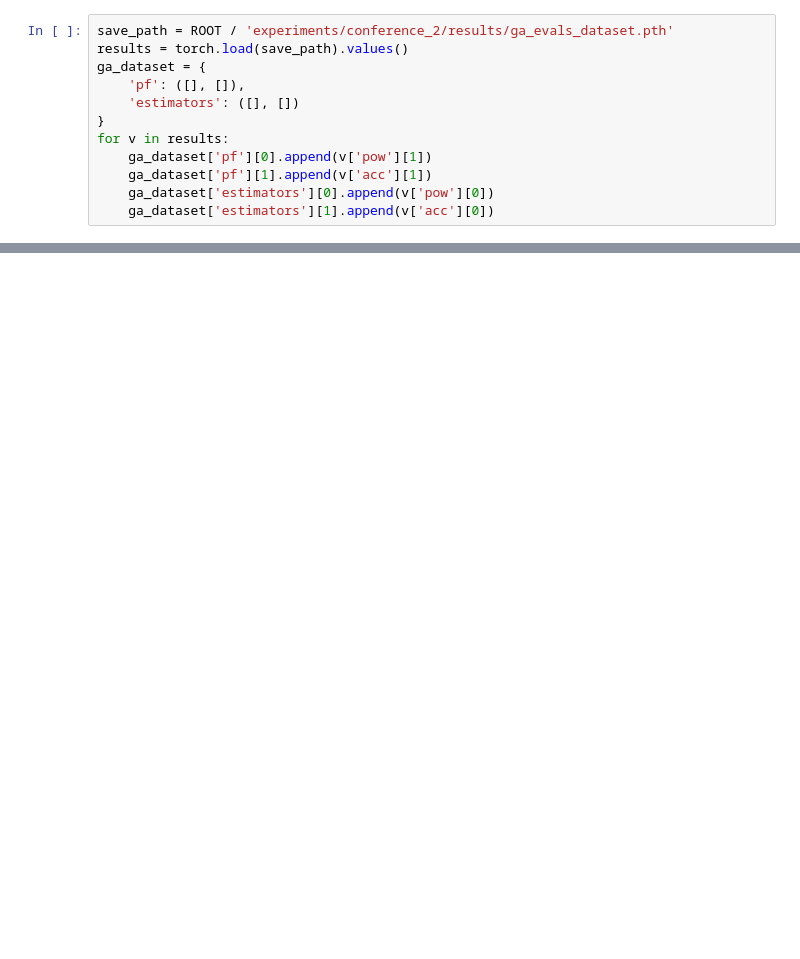
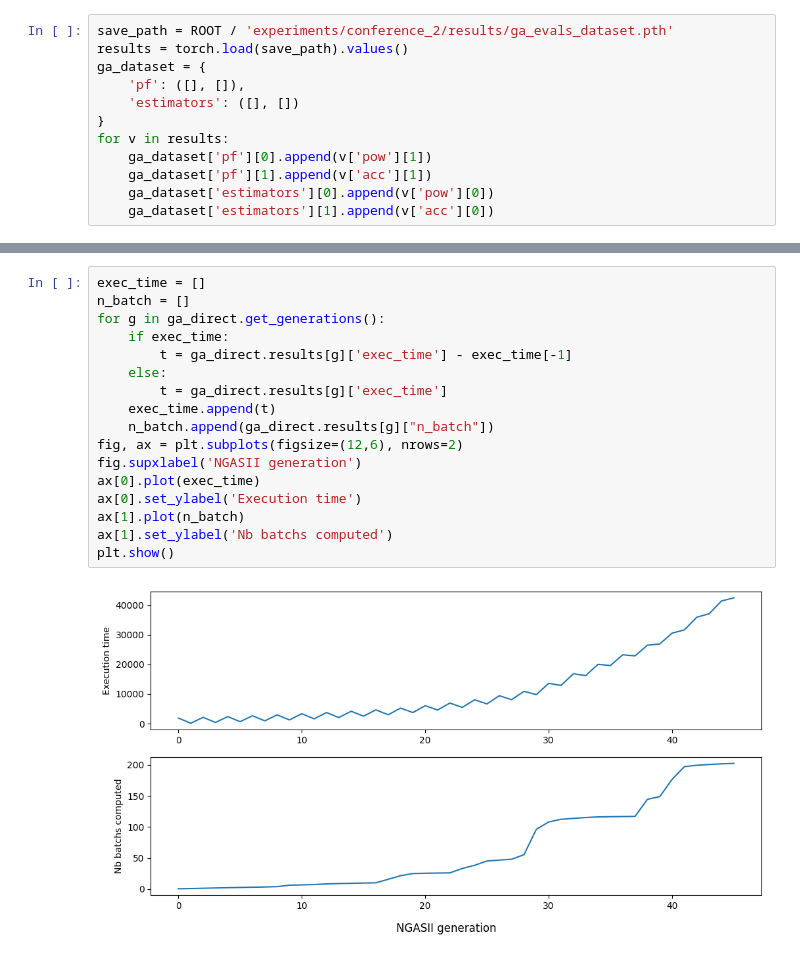
Before and after one commit to sebastienwood/MemSE, a Jupyter notebook: experiments/conference_2/notebooks/ga_power_accuracy.ipynb, the cells around one changed output, grey strips where cells are left out. Saved outputs shown, nothing was run; the diff lists cells and outputs as text; blank space fills up the shorter version.

```diff
--- a/experiments/conference_2/notebooks/ga_power_accuracy.ipynb
+++ b/experiments/conference_2/notebooks/ga_power_accuracy.ipynb
@@ -136,0 +217,19 @@ plt.show()
+# %%
+exec_time = []
+n_batch = []
+for g in ga_direct.get_generations():
+    if exec_time:
+        t = ga_direct.results[g]['exec_time'] - exec_time[-1]
+    else:
+        t = ga_direct.results[g]['exec_time']
+    exec_time.append(t)
+    n_batch.append(ga_direct.results[g]["n_batch"])
+fig, ax = plt.subplots(figsize=(12,6), nrows=2)
+fig.supxlabel('NGASII generation')
+ax[0].plot(exec_time)
+ax[0].set_ylabel('Execution time')
+ax[1].plot(n_batch)
+ax[1].set_ylabel('Nb batchs computed')
+plt.show()
+# %% [output]
+[figure, added]
```
Also changed, not shown: parts of 5 cells of this notebook, 4 other files.
